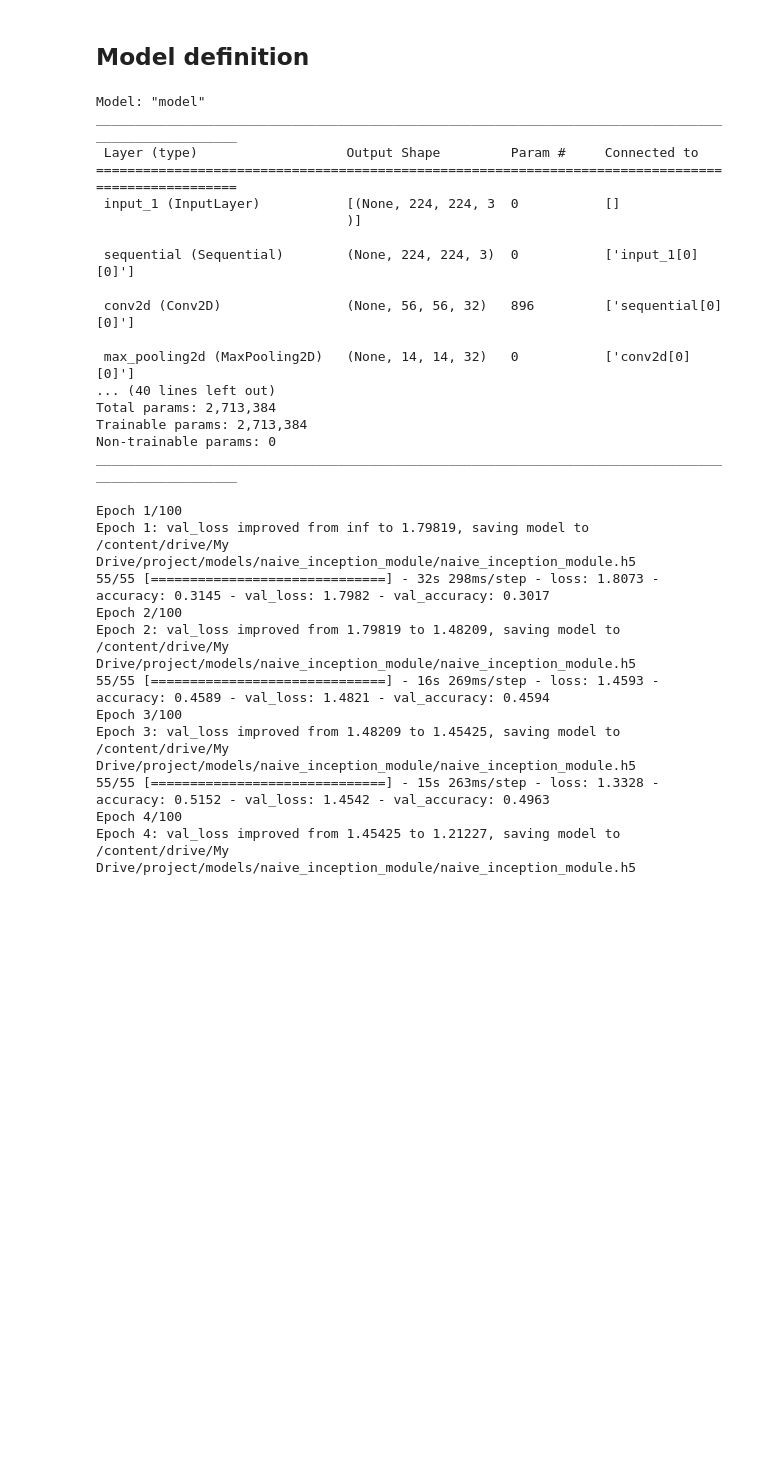
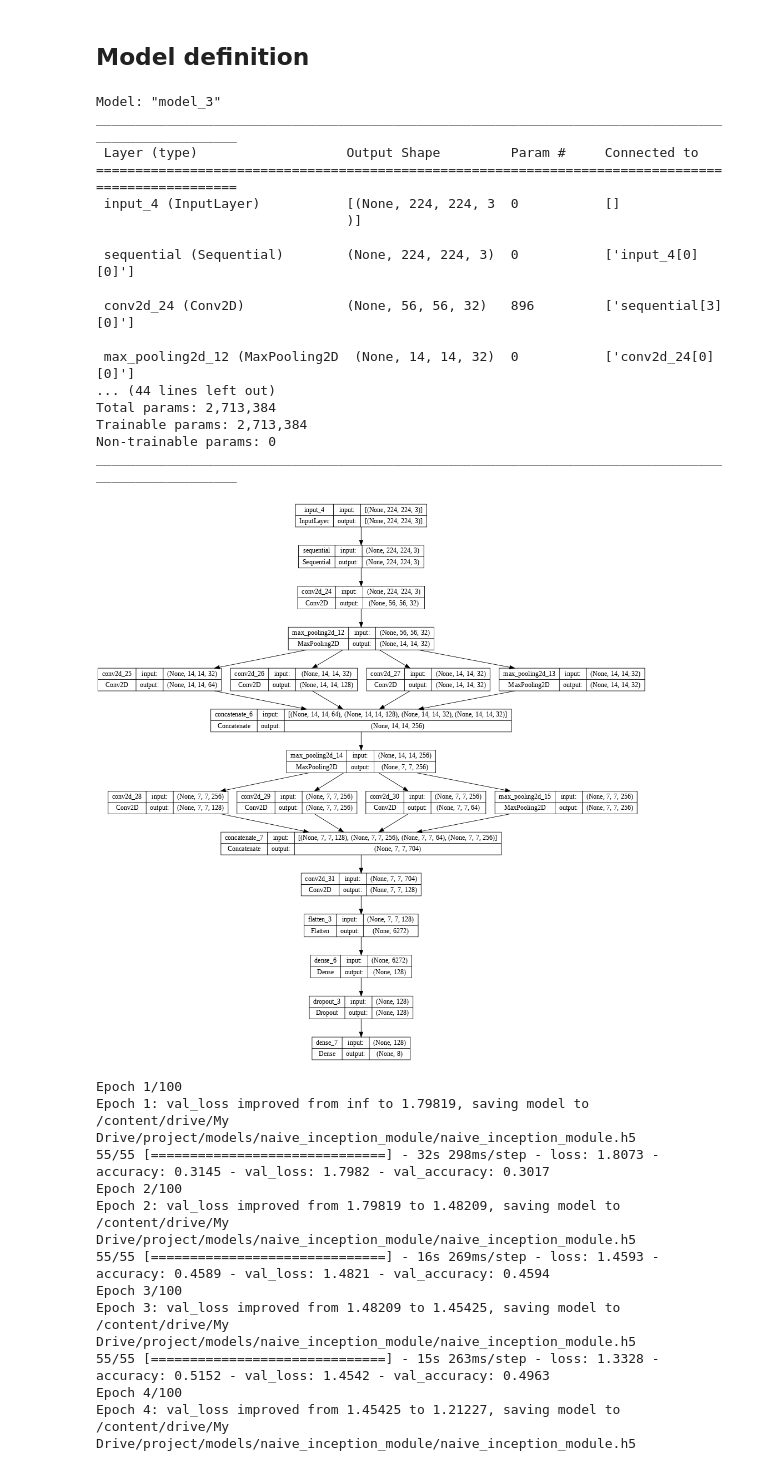
Before and after one commit to mattemugno/Smart-Waste-Classification, a Jupyter notebook: Inception_Layer.ipynb, the cells around one changed output. Drawn from its saved outputs; the diff is of its cells as text; code cells hidden in the pictures; blank space fills up the shorter version.

```diff
--- a/Inception_Layer.ipynb
+++ b/Inception_Layer.ipynb
@@ -205,36 +206,42 @@ def naive_inception_module(layer_in, filter1, filter2, filter3):
 # %%
 inputs = keras.Input(shape=(IMAGE_WIDTH, IMAGE_HEIGHT, 3))
 x = resize_and_rescale(inputs)
 x = layers.Conv2D(filters=32, kernel_size=(3, 3), strides=(4,4), padding="same", activation="relu")(x)
 x = layers.MaxPooling2D(pool_size=(4, 4), strides=4)(x)
 x = naive_inception_module(x, 64, 128, 32)
 x = layers.MaxPooling2D(pool_size=(2, 2))(x)
 x = naive_inception_module(x, 128, 256, 64)
 x = layers.Conv2D(filters=128, kernel_size=(3, 3), padding="same", activation="relu")(x)
 x = layers.Flatten()(x)
 x = layers.Dense(128)(x)
 x = layers.Dropout(0.3)(x)
 
 outputs = layers.Dense(NUM_CLASSES, activation='softmax')(x)
 model = keras.Model(inputs=inputs, outputs=outputs)
 
 model.summary()
+
+model_name = "naive_inception_module"
+model_path = os.path.join(models_path, model_name)
+img_path = os.path.join(model_path, 'naive_inception_module.png')
+plot_model(model, show_shapes=True, to_file=img_path, dpi=64)
 # %% [output]
-Model: "model"
+Model: "model_3"
 __________________________________________________________________________________________________
  Layer (type)                   Output Shape         Param #     Connected to
 ==================================================================================================
- input_1 (InputLayer)           [(None, 224, 224, 3  0           []
+ input_4 (InputLayer)           [(None, 224, 224, 3  0           []
                                 )]
 
- sequential (Sequential)        (None, 224, 224, 3)  0           ['input_1[0][0]']
+ sequential (Sequential)        (None, 224, 224, 3)  0           ['input_4[0][0]']
 
- conv2d (Conv2D)                (None, 56, 56, 32)   896         ['sequential[0][0]']
+ conv2d_24 (Conv2D)             (None, 56, 56, 32)   896         ['sequential[3][0]']
 
- max_pooling2d (MaxPooling2D)   (None, 14, 14, 32)   0           ['conv2d[0][0]']
-... (40 lines left out)
+ max_pooling2d_12 (MaxPooling2D  (None, 14, 14, 32)  0           ['conv2d_24[0][0]']
+... (44 lines left out)
 Total params: 2,713,384
 Trainable params: 2,713,384
 Non-trainable params: 0
 __________________________________________________________________________________________________
+[figure, added]
 # %%
```
Also changed, not shown: parts of 6 cells of this notebook.
